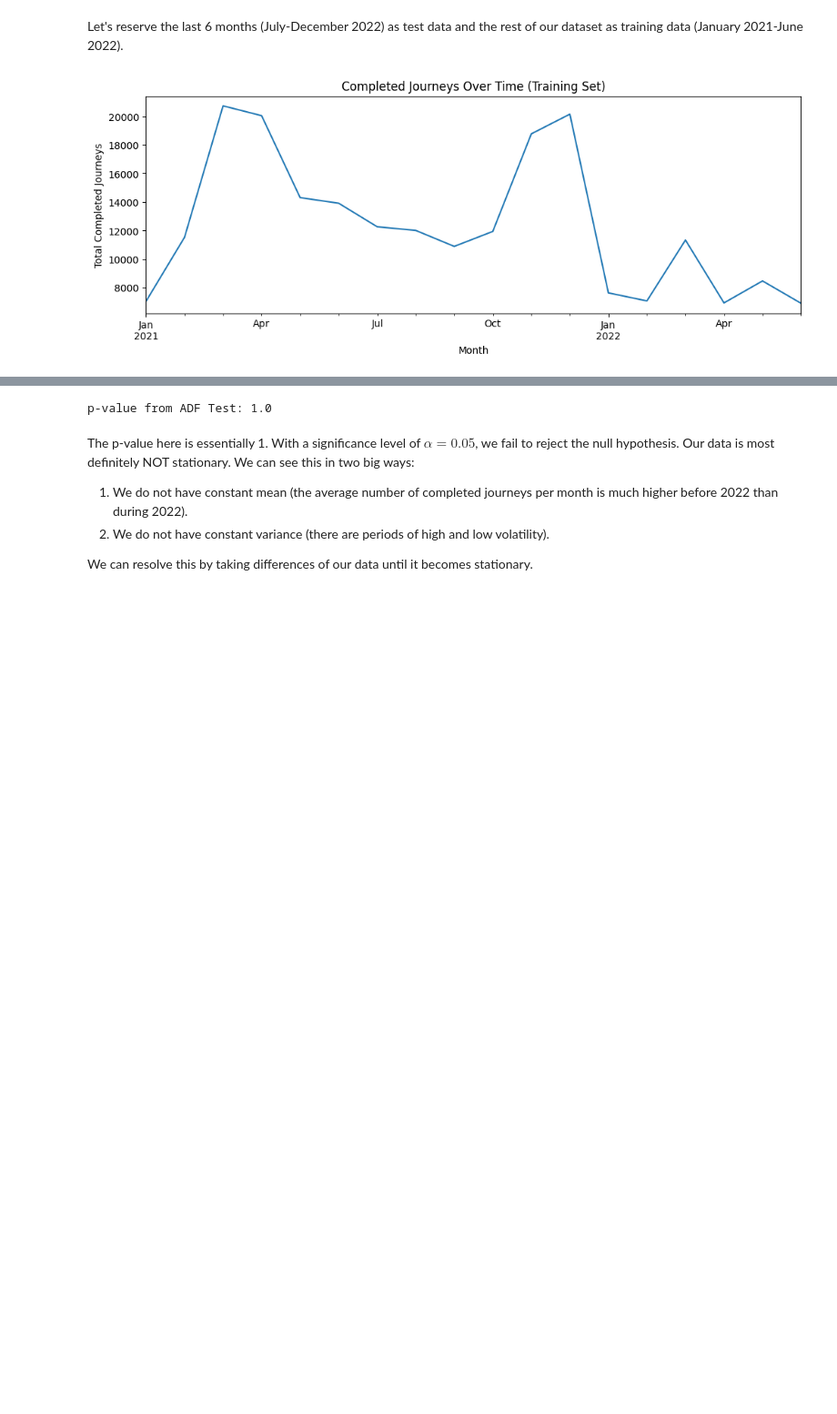
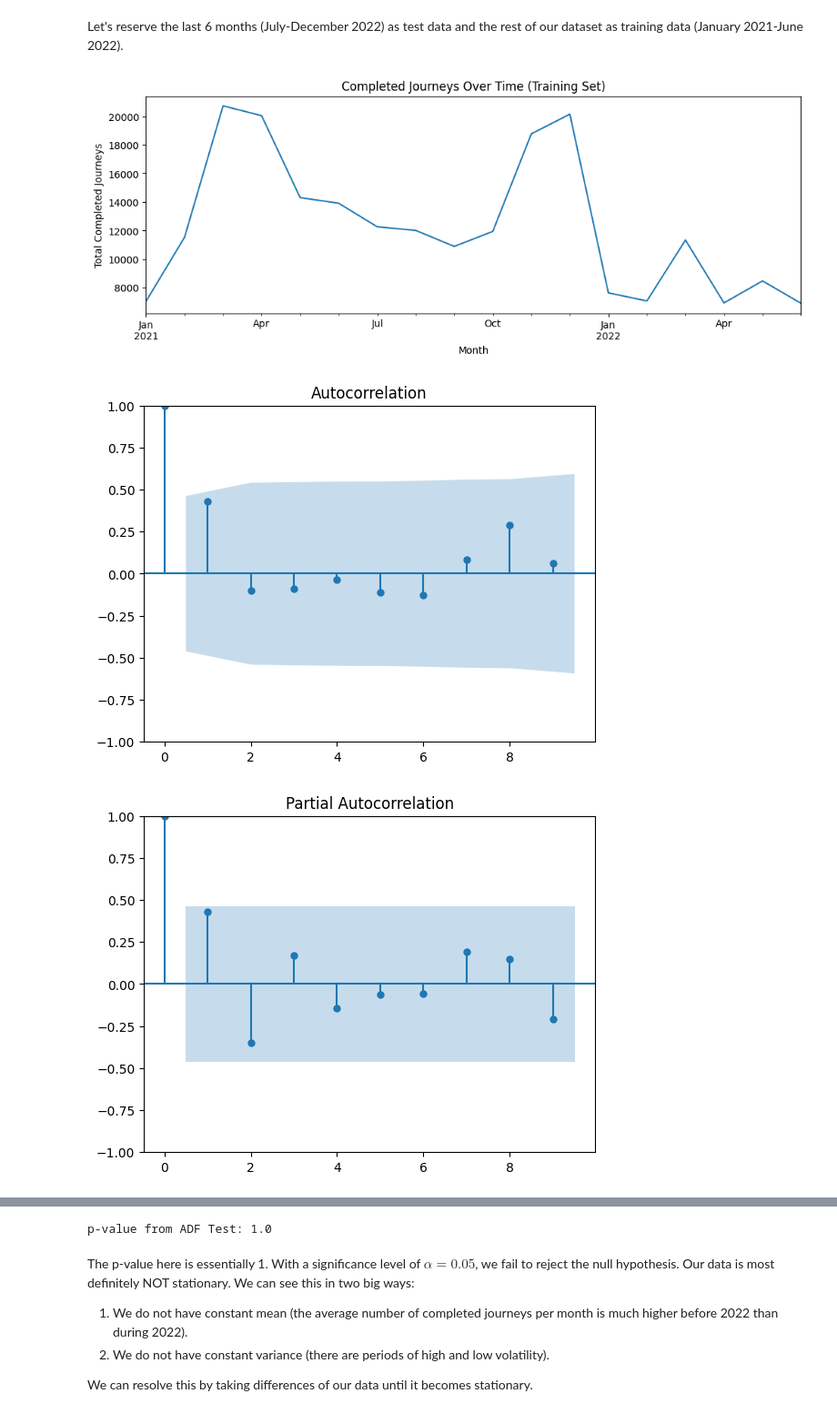
Before and after one commit to yubenjamin2022/UCLAStatsM148, a Jupyter notebook: arma_model.ipynb, the cells around one changed output, grey strips where cells are left out. Shown at 91% size. Saved outputs shown, nothing was run; the diff lists cells and outputs as text; code cells hidden in the pictures; blank space fills up the shorter version.

```diff
--- a/arma_model.ipynb
+++ b/arma_model.ipynb
@@ -218,3 +218,15 @@ plt.title('Completed Journeys Over Time (Training Set)')
 plt.show()
 # %% [output]
 [figure]
+# %%
+from statsmodels.graphics.tsaplots import plot_acf
+from statsmodels.graphics.tsaplots import plot_pacf
+
+plot_acf(X_train.values)
+plt.show()
+
+plot_pacf(X_train.values)
+plt.show()
+# %% [output]
+[figure, added]
+[figure, added]
```
Also changed, not shown: parts of 6 cells of this notebook.
